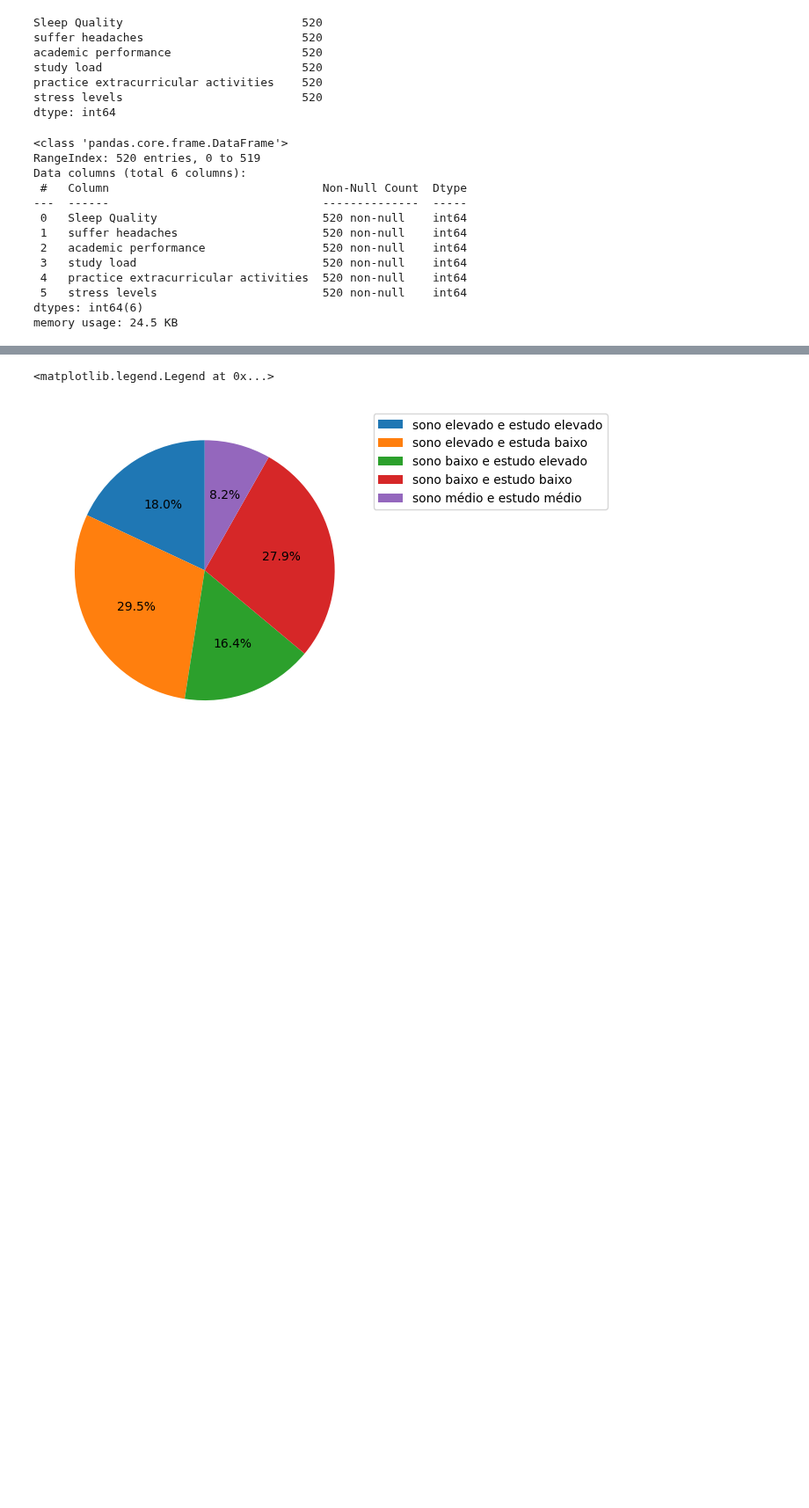
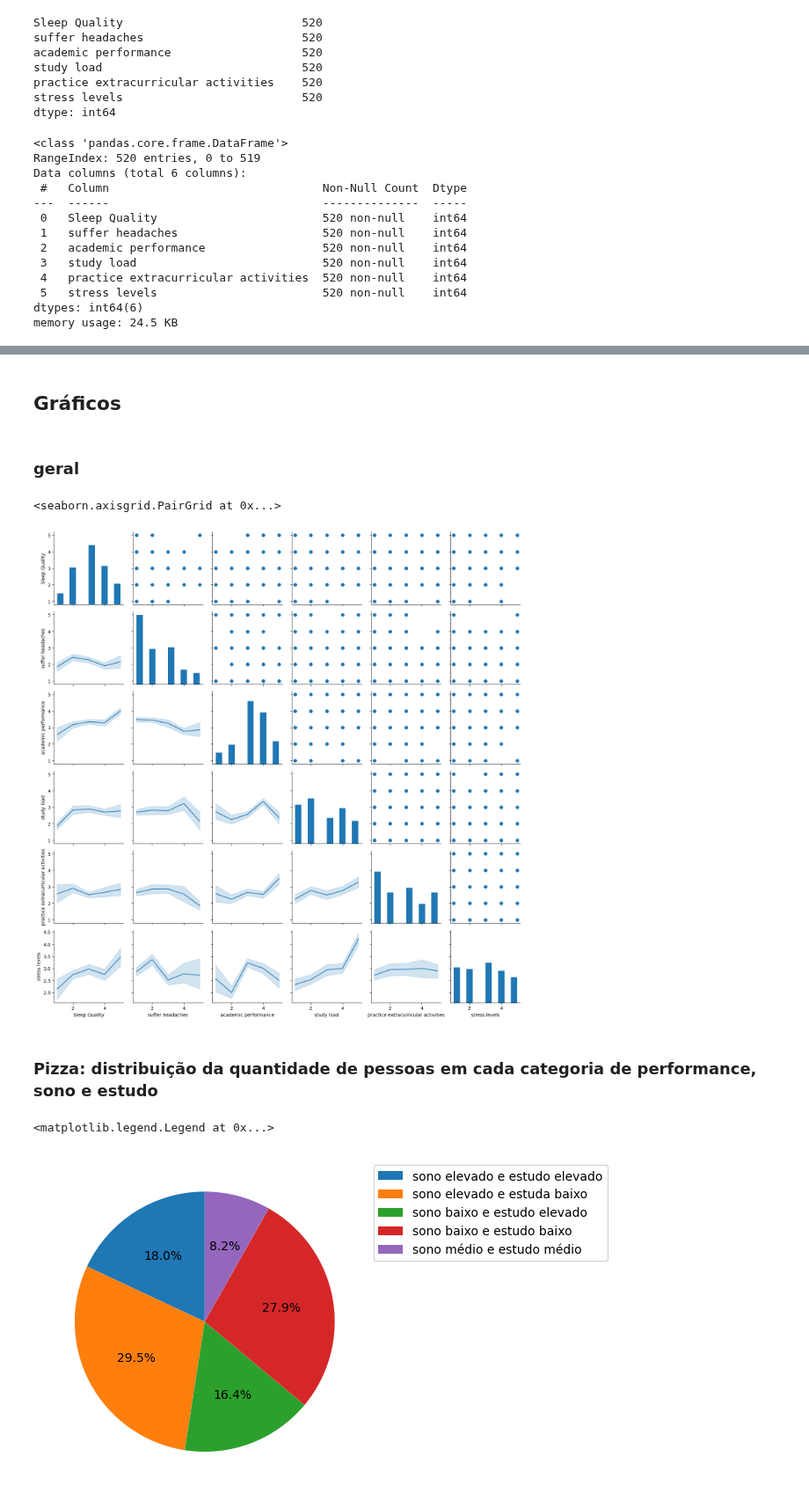
Before and after one commit to ICEI-PUC-Minas-PPL-CDIA/ppl-cd-pcd-sist-int-2024-1-sleepresearch-2024-1, a Jupyter notebook: src/Análise Exploratória/analise_stress.ipynb, the cells around one changed output, grey strips where cells are left out. Shown at 88% size. Saved outputs shown, nothing was run; the diff lists cells and outputs as text; code cells hidden in the pictures; blank space fills up the shorter version.

```diff
--- a/src/Análise Exploratória/analise_stress.ipynb
+++ b/src/Análise Exploratória/analise_stress.ipynb
@@ -6,2 +12,2 @@ import seaborn as sns
 # %%
-data = pd.read_csv("C:\\Users\\sophi\\OneDrive\\Documents\\GitHub\\ppl-cd-pcd-sist-int-2024-1-sleepresearch-2024-1\\assets\\data\\Student Stress Factors.csv")
+data = pd.read_csv("..\\assets\\data\\Student Stress Factors.csv")
@@ -216,2 +249,16 @@ Graficos
+# %% [markdown]
+## Gráficos
+# %% [markdown]
+### geral
 # %%
 labels = 'sono elevado e estudo elevado', 'sono elevado e estuda baixo', 'sono baixo e estudo elevado', 'sono baixo e estudo baixo', 'sono médio e estudo médio'
+# %%
+g = sns.PairGrid(data)
+g.map_diag(plt.hist)
+g.map_upper(plt.scatter)
+g.map_lower(sns.lineplot)
+# %% [output]
+<seaborn.axisgrid.PairGrid at 0x...>
+[figure, added]
+# %% [markdown]
+### Pizza: distribuição da quantidade de pessoas em cada categoria de performance, sono e estudo
```
Also changed, not shown: parts of 88 cells of this notebook, 5 other files.
